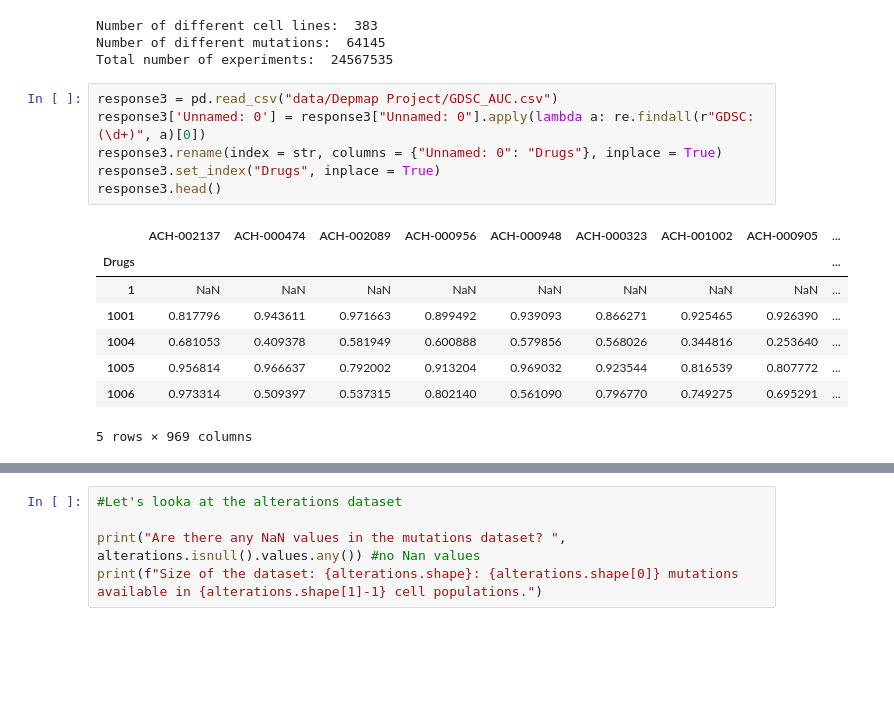
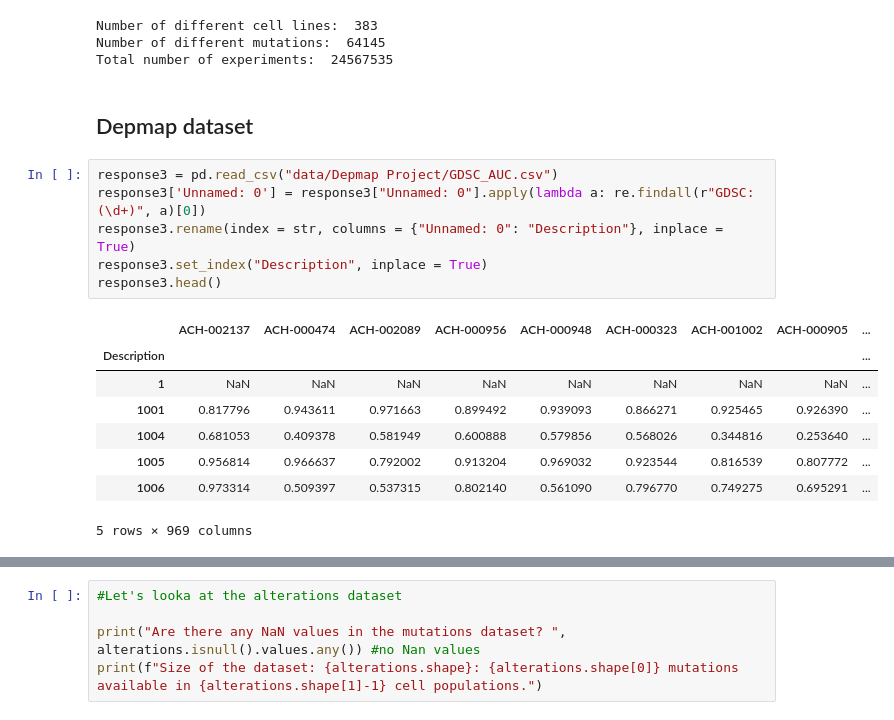
Before and after one commit to oskaradermecker/DataX_Drug_Response, a Jupyter notebook: Dataset comparison.ipynb, the cells around one changed output, grey strips where cells are left out. Saved outputs shown, nothing was run; the diff lists cells and outputs as text; blank space fills up the shorter version.

```diff
--- a/Dataset comparison.ipynb
+++ b/Dataset comparison.ipynb
@@ -157,15 +210,17 @@ print("Total number of experiments: ", final_new_matrix.notnull().sum().sum())
 Number of different cell lines:  383
 Number of different mutations:  64145
 Total number of experiments:  24567535
+# %% [markdown]
+## Depmap dataset
 # %%
 response3 = pd.read_csv("data/Depmap Project/GDSC_AUC.csv")
 response3['Unnamed: 0'] = response3["Unnamed: 0"].apply(lambda a: re.findall(r"GDSC:(\d+)", a)[0])
-response3.rename(index = str, columns = {"Unnamed: 0": "Drugs"}, inplace = True)
-response3.set_index("Drugs", inplace = True)
+response3.rename(index = str, columns = {"Unnamed: 0": "Description"}, inplace = True)
+response3.set_index("Description", inplace = True)
 response3.head()
 # %% [output]
 |  | ACH-002137 | ACH-000474 | ACH-002089 | ACH-000956 | ACH-000948 | ACH-000323 | ACH-001002 | ACH-000905 | ... |
-| Drugs |  |  |  |  |  |  |  |  | ... |
+| Description |  |  |  |  |  |  |  |  | ... |
 | 1 | NaN | NaN | NaN | NaN | NaN | NaN | NaN | NaN | ... |
 | 1001 | 0.817796 | 0.943611 | 0.971663 | 0.899492 | 0.939093 | 0.866271 | 0.925465 | 0.926390 | ... |
 | 1004 | 0.681053 | 0.409378 | 0.581949 | 0.600888 | 0.579856 | 0.568026 | 0.344816 | 0.253640 | ... |
```
Also changed, not shown: parts of 22 cells of this notebook.
